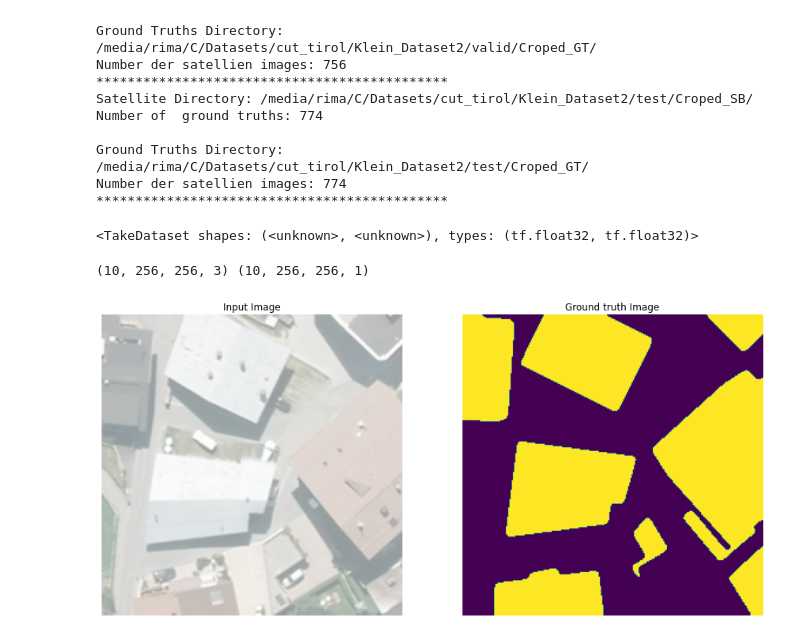
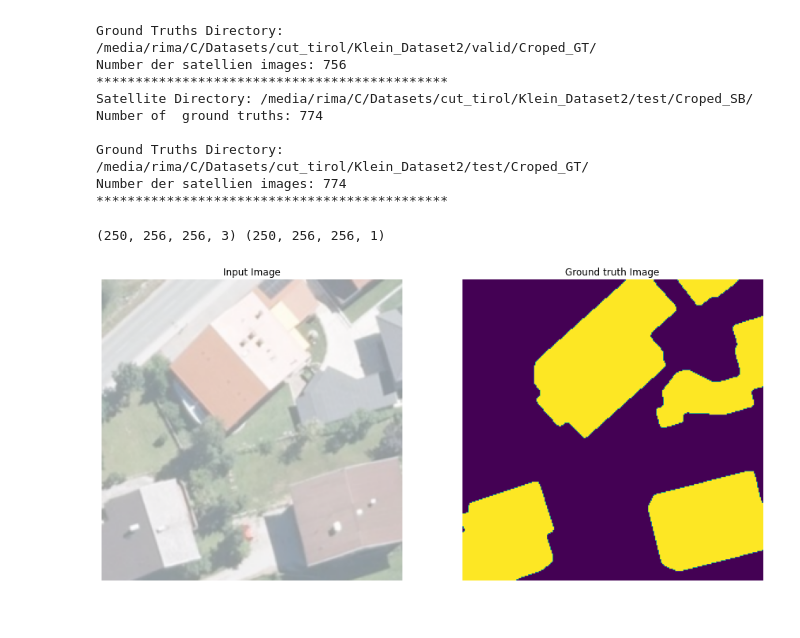
Before and after one commit to A2Amir/A-new-efficient-lightweight-semantic-segmentation-Network, a Jupyter notebook: Code/Train.ipynb, the cells around one changed output. Drawn from its saved outputs; the diff is of its cells as text; code cells hidden in the pictures.

```diff
--- a/Code/Train.ipynb
+++ b/Code/Train.ipynb
@@ -101,9 +43,9 @@ Train_Dataset_dir = "/media/rima/C/Datasets/cut_tirol/Klein_Dataset2/train/"
 Valid_Dataset_dir = "/media/rima/C/Datasets/cut_tirol/Klein_Dataset2/valid/"
 Test_Dataset_dir = "/media/rima/C/Datasets/cut_tirol/Klein_Dataset2/test/"
 # %%
-Train_SB_dir, Train_GT_dir, SB_Train_listnames, GT_Train_listnames = prepare_dataset(Train_Dataset_dir) #load Satellite und Ground Truths Data
-Valid_SB_dir, Valid_GT_dir, SB_Valid_listnames, GT_Valid_listnames= prepare_dataset(Valid_Dataset_dir)
-Test_SB_dir, Test_GT_dir, SB_Test_listnames, GT_Test_listnames= prepare_dataset(Test_Dataset_dir)
+train_sb_dir, train_gt_dir, sb_train_list, gt_train_list = prepare_dataset(Train_Dataset_dir) #load Satellite und Ground Truths Data
+valid_sb_dir, valid_gt_dir, sb_valid_list, gt_valid_list = prepare_dataset(Valid_Dataset_dir)
+test_sb_dir, test_gt_dir, sb_test_list, gt_test_list = prepare_dataset(Test_Dataset_dir)
 # %% [output]
 Satellite Directory: /media/rima/C/Datasets/cut_tirol/Klein_Dataset2/train/Croped_SB/
 Number of  ground truths: 6876
@@ -142,19 +74,19 @@ train_dataset = train_dataset.batch(10)
-# %%
-train_dataset.take(1)
-# %% [output]
-<TakeDataset shapes: (<unknown>, <unknown>), types: (tf.float32, tf.float32)>
+# %%
+train_dataset = create_dataset(sb_train_list, gt_train_list, buffer_size =  2000, number_batche = 250 )
+validation_dataset = create_dataset(sb_valid_list, gt_valid_list, buffer_size =  2000, number_batche = 250 )
+test_dataset = create_dataset(sb_test_list, gt_test_list, buffer_size =  2000, number_batche = 250 )
 # %%
-for SB, GT in train_dataset.take(1):
+for SB, GT in validation_dataset.take(1):
     plt.figure(figsize=(15,15))
     print(SB.shape, GT.shape)
     display_list=[SB[0,:,:,:,],GT[0,:,:,:,]]
     title = ['Input Image', 'Ground truth Image']
     for i in range(2):
         plt.subplot(1, 2, i+1)
         plt.title(title[i])
         plt.imshow(display_list[i]*.5+.5 )
         plt.axis('off')
     plt.show()
 # %% [output]
-(10, 256, 256, 3) (10, 256, 256, 1)
+(250, 256, 256, 3) (250, 256, 256, 1)
-[figure, old version]
+[figure, new version]
```
Also changed, not shown: parts of 9 cells of this notebook, 2 other files.
